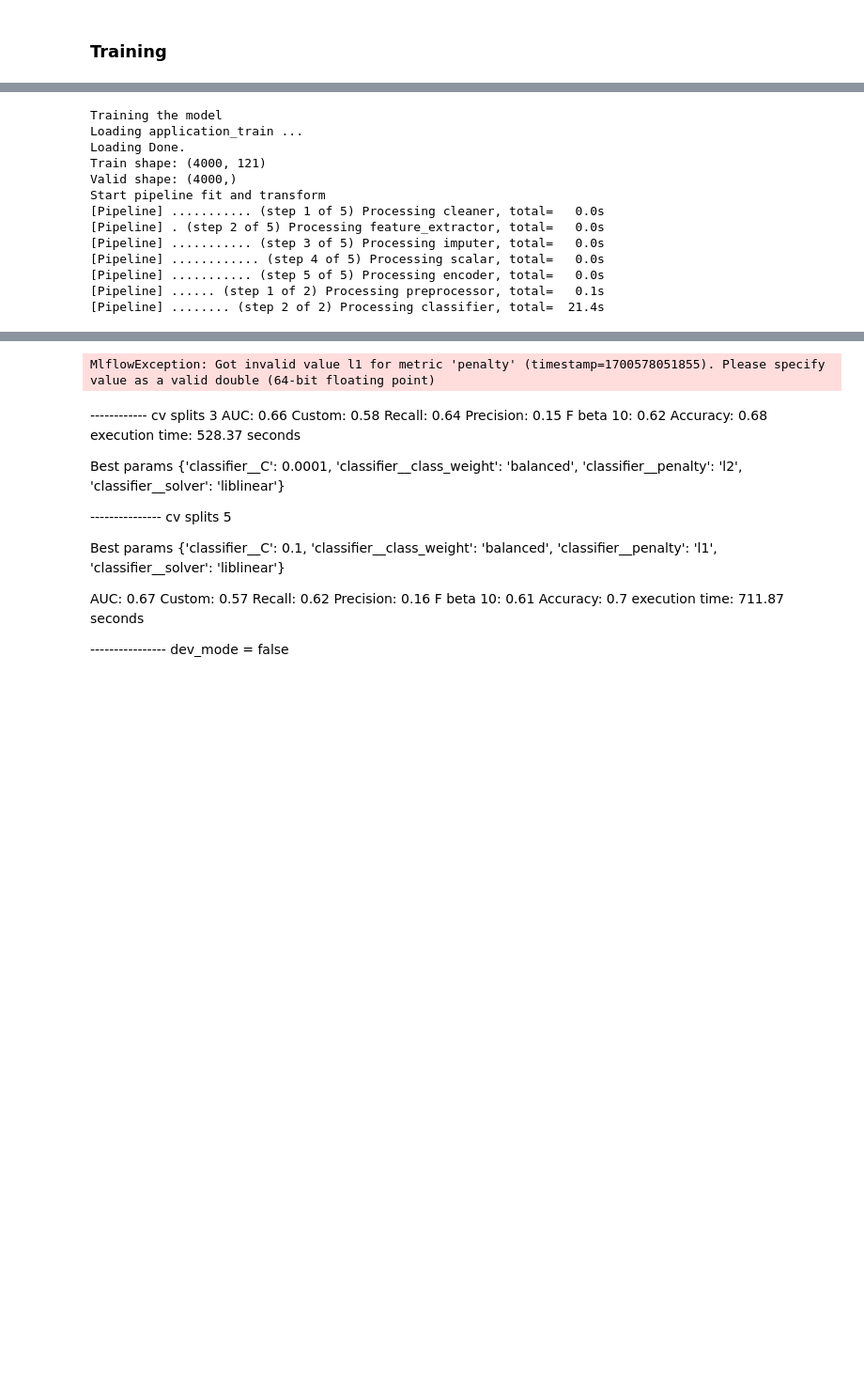
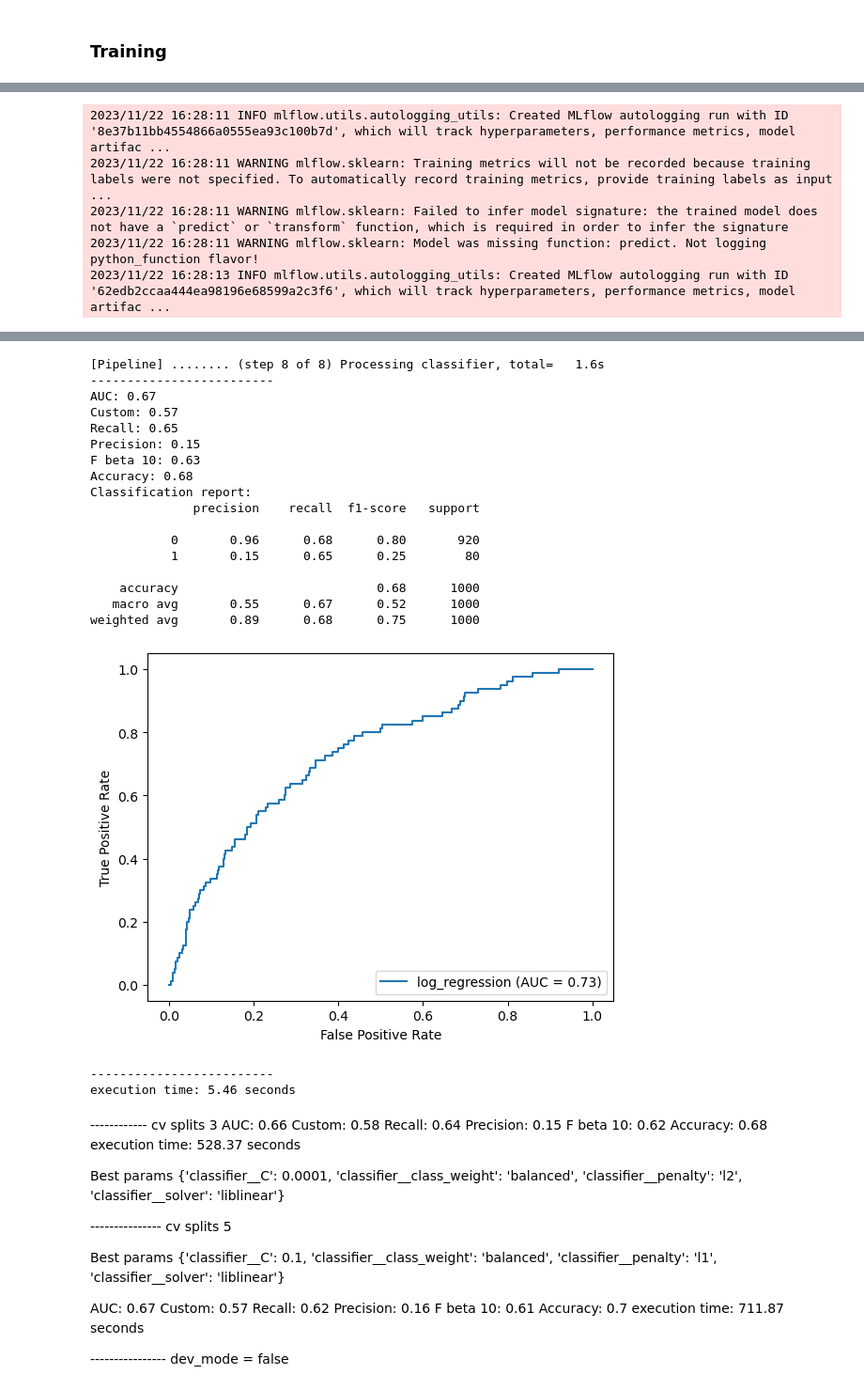
Before and after one commit to NatChe/credit-scoring-dashboard, a Jupyter notebook: 01_Training.ipynb, the cells around one changed output, grey strips where cells are left out. Shown at 94% size. Drawn from its saved outputs; the diff is of its cells as text; code cells hidden in the pictures; blank space fills up the shorter version.

```diff
--- a/01_Training.ipynb
+++ b/01_Training.ipynb
@@ -160,6 +161,7 @@ test_config = {
         'cat_imputer': SimpleImputer(strategy='most_frequent'),
         'should_scale': True,
         'scaler': StandardScaler(),
+        'should_remove_outliers': True,
         'use_bureau_and_balance': False,
         'use_previous_applications': False,
         'use_pos_cash_balance': False,
@@ -167,7 +169,7 @@ test_config = {
         'use_credit_card_balance': False,
     },
      'balancing': {
-        'should_oversample': False,
+        'should_oversample': True,
         'with_categorical': False
     },
     'model_params': {
@@ -181,10 +183,10 @@ test_config = {
             'classifier__class_weight' : [{0:0.25,1:1}, {0:0.5,1:1}, 'balanced']
         },
         'params': {
-            'C': 0.1,
-            'penalty': 'l1',
+            'C': 0.0001,
+            'penalty': 'l2',
             'solver': 'liblinear',
-            'class_weight': 'balanced'
+            'class_weight': None
         }
     }
 }
@@ -204,13 +209,5 @@ train('log_regression', config=test_config, dev_mode=True)
-Training the model
-Loading application_train ...
-Loading Done.
-Train shape: (4000, 121)
-Valid shape: (4000,)
-Start pipeline fit and transform
-[Pipeline] ........... (step 1 of 5) Processing cleaner, total=   0.0s
-[Pipeline] . (step 2 of 5) Processing feature_extractor, total=   0.0s
-[Pipeline] ........... (step 3 of 5) Processing imputer, total=   0.0s
-[Pipeline] ............ (step 4 of 5) Processing scalar, total=   0.0s
-[Pipeline] ........... (step 5 of 5) Processing encoder, total=   0.0s
-[Pipeline] ...... (step 1 of 2) Processing preprocessor, total=   0.1s
-[Pipeline] ........ (step 2 of 2) Processing classifier, total=  21.4s
+2023/11/22 16:28:11 INFO mlflow.utils.autologging_utils: Created MLflow autologging run with ID '8e37b11bb4554866a0555ea93c100b7d', which will track hyperparameters, performance metrics, model artifac ...
+2023/11/22 16:28:11 WARNING mlflow.sklearn: Training metrics will not be recorded because training labels were not specified. To automatically record training metrics, provide training labels as input ...
+2023/11/22 16:28:11 WARNING mlflow.sklearn: Failed to infer model signature: the trained model does not have a `predict` or `transform` function, which is required in order to infer the signature
+2023/11/22 16:28:11 WARNING mlflow.sklearn: Model was missing function: predict. Not logging python_function flavor!
+2023/11/22 16:28:13 INFO mlflow.utils.autologging_utils: Created MLflow autologging run with ID '62edb2ccaa444ea98196e68599a2c3f6', which will track hyperparameters, performance metrics, model artifac ...
@@ -220,4 +215,23 @@ Start pipeline fit and transform
-MlflowException: Got invalid value l1 for metric 'penalty' (timestamp=1700578051855). Please specify value as a valid double (64-bit floating point)
+[Pipeline] ........ (step 8 of 8) Processing classifier, total=   1.6s
+-------------------------
+AUC: 0.67
+Custom: 0.57
+Recall: 0.65
+Precision: 0.15
+F beta 10: 0.63
+Accuracy: 0.68
+Classification report:
+              precision    recall  f1-score   support
+
+           0       0.96      0.68      0.80       920
+           1       0.15      0.65      0.25        80
+
+    accuracy                           0.68      1000
+   macro avg       0.55      0.67      0.52      1000
+weighted avg       0.89      0.68      0.75      1000
+[figure, added]
+-------------------------
+execution time: 5.46 seconds
 # %% [markdown]
 ------------ cv splits 3
 AUC: 0.66
```
Also changed, not shown: parts of 10 cells of this notebook, 3 other files.
